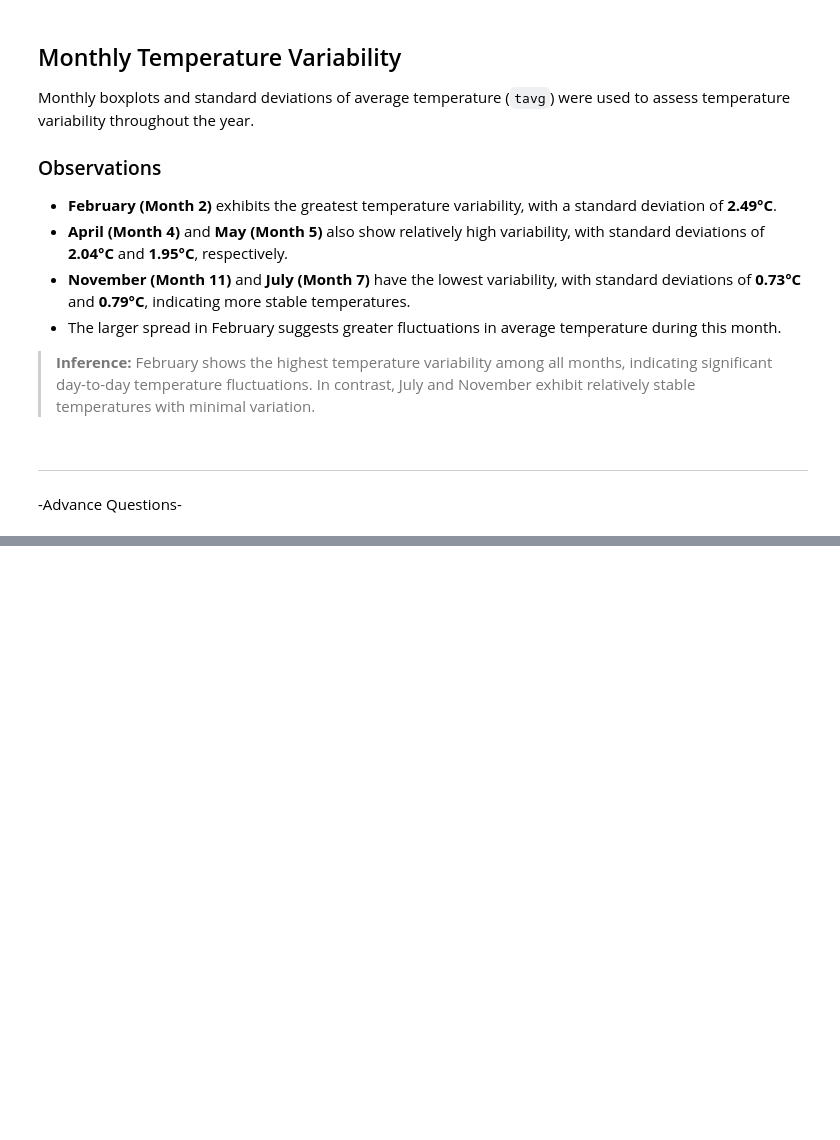
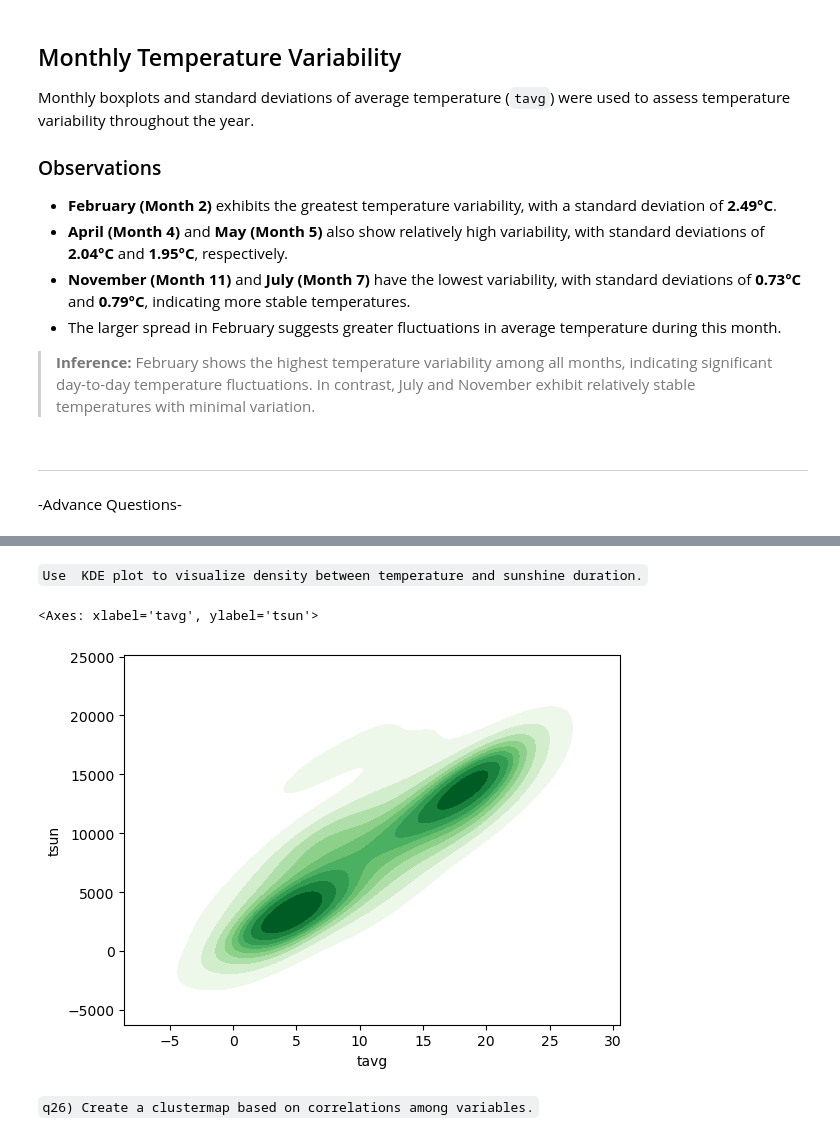
Before and after one commit to thedhawalpanchamiya/data-visualization, a Jupyter notebook: seaborn_work.ipynb, the cells around one changed output, grey strips where cells are left out. Cells and saved outputs as stored; diff of their text form; code cells hidden in the pictures; blank space fills up the shorter version.

````diff
--- a/seaborn_work.ipynb
+++ b/seaborn_work.ipynb
@@ -570,0 +589,9 @@ Monthly boxplots and standard deviations of average temperature (`tavg`) were us
+# %% [markdown]
+```Use  KDE plot to visualize density between temperature and sunshine duration.```
+# %%
+sns.kdeplot(data = data , x="tavg" , y = "tsun" ,cmap = "Greens" , fill = True)
+# %% [output]
+<Axes: xlabel='tavg', ylabel='tsun'>
+[figure, added]
+# %% [markdown]
+` q26) Create a clustermap based on correlations among variables. `
````
Also changed, not shown: parts of 10 cells of this notebook.
